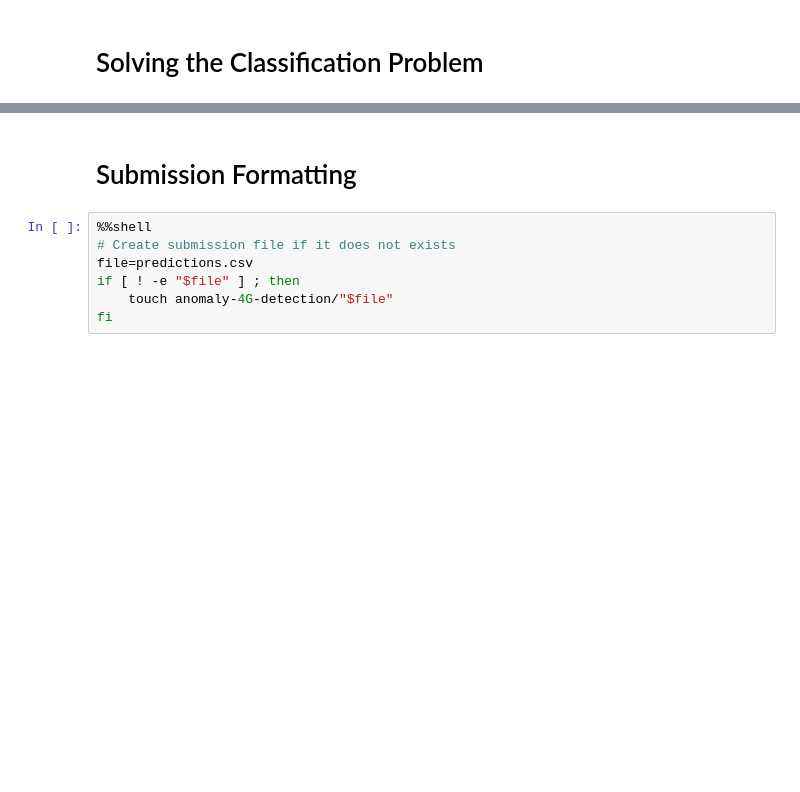
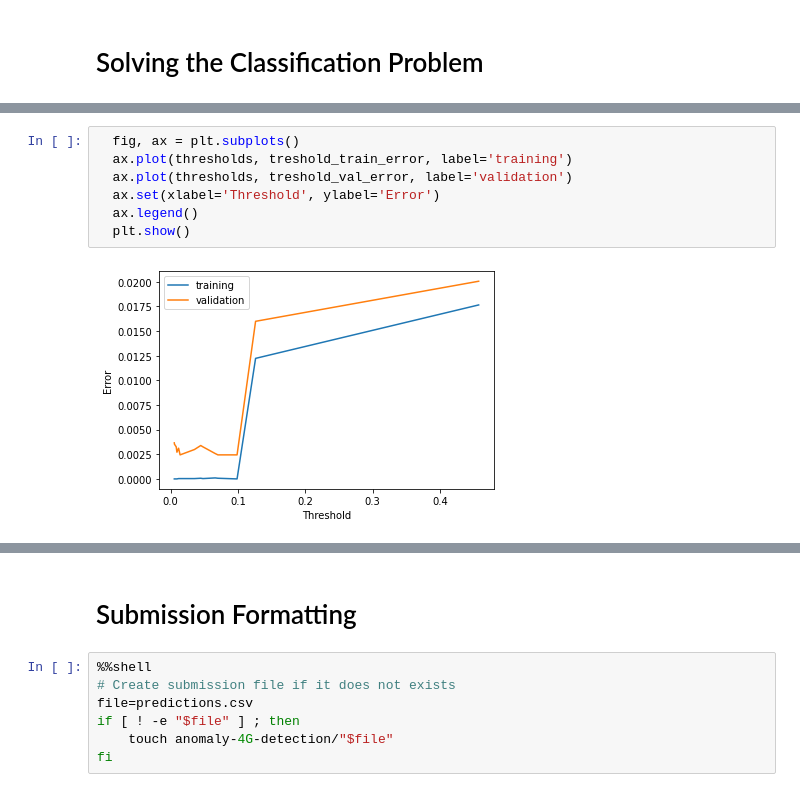
Before and after one commit to sergio-gimenez/anomaly-4G-detection, a Jupyter notebook: MLEARN_Competition_GimenezCastell.ipynb, the cells around one changed output, grey strips where cells are left out. Cells and saved outputs as stored; diff of their text form; blank space fills up the shorter version.

Commit message:
Cleaned notebook and added some data visualization

```diff
--- a/MLEARN_Competition_GimenezCastell.ipynb
+++ b/MLEARN_Competition_GimenezCastell.ipynb
@@ -232,0 +213,9 @@ weighted avg       1.00      1.00      1.00      7381
+# %%
+  fig, ax = plt.subplots()
+  ax.plot(thresholds, treshold_train_error, label='training')
+  ax.plot(thresholds, treshold_val_error, label='validation')
+  ax.set(xlabel='Threshold', ylabel='Error')
+  ax.legend()
+  plt.show()
+# %% [output]
+[figure, added]
```
Also changed, not shown: parts of 20 cells of this notebook.
